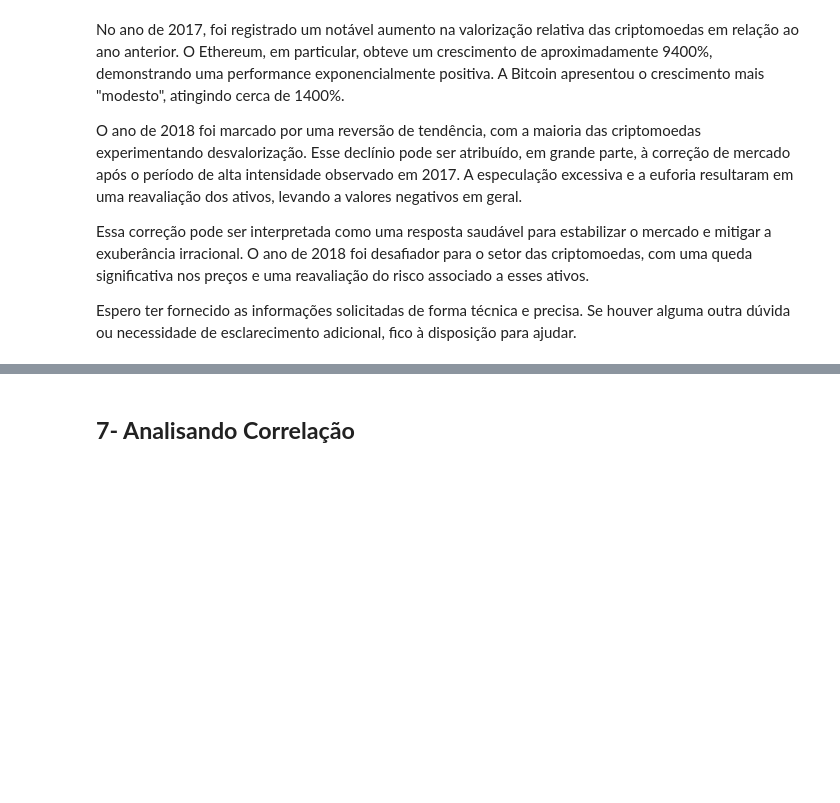
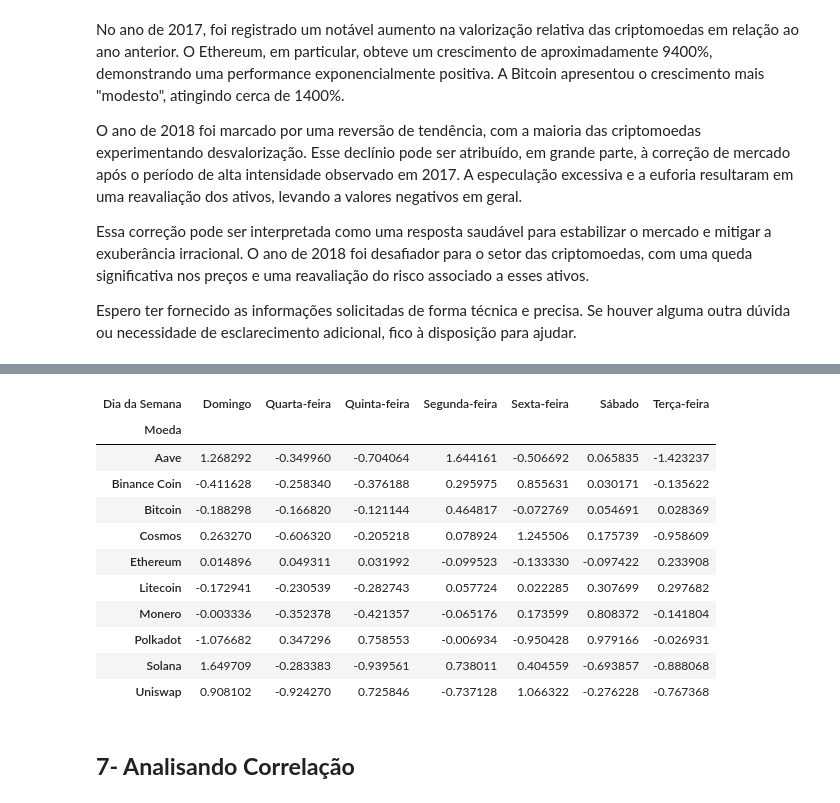
Before and after one commit to NewKanvas/M5-Projeto-5, a Jupyter notebook: Code/crypto_anlys.ipynb, the cells around one changed output, grey strips where cells are left out. Cells and saved outputs as stored; diff of their text form; code cells hidden in the pictures; blank space fills up the shorter version.

```diff
--- a/Code/crypto_anlys.ipynb
+++ b/Code/crypto_anlys.ipynb
@@ -604,3 +801,37 @@ Espero ter fornecido as informações solicitadas de forma técnica e precisa. S
+# %%
+
+# Calcular a média de Variação [%] de cada moeda para cada dia da semana
+media_variacao_dia_semana = criptocopy_filtrado.pivot_table(index='Moeda', columns='Dia da Semana', values='Variação [%]', aggfunc='mean')
+
+# Calcular a média de cada moeda
+media_moeda = criptocopy_filtrado.groupby('Moeda')['Variação [%]'].mean()
+
+# Subtrair a média de cada moeda da tabela de média de variação por dia da semana
+media_variacao_dia_semana = media_variacao_dia_semana.subtract(media_moeda, axis=0)
+
+# Definir a função de formatação para as células
+def color_negative_red(val):
+    color = 'red' if val < 0 else 'green'
+    return f'color: {color}'
+
+# Aplicar a formatação às células
+media_variacao_dia_semana = media_variacao_dia_semana.style.applymap(color_negative_red)
+
+# Exibir a tabela formatada
+media_variacao_dia_semana
+# %% [output]
+| Dia da Semana | Domingo | Quarta-feira | Quinta-feira | Segunda-feira | Sexta-feira | Sábado | Terça-feira |
+| Moeda |  |  |  |  |  |  |  |
+| Aave | 1.268292 | -0.349960 | -0.704064 | 1.644161 | -0.506692 | 0.065835 | -1.423237 |
+| Binance Coin | -0.411628 | -0.258340 | -0.376188 | 0.295975 | 0.855631 | 0.030171 | -0.135622 |
+| Bitcoin | -0.188298 | -0.166820 | -0.121144 | 0.464817 | -0.072769 | 0.054691 | 0.028369 |
+| Cosmos | 0.263270 | -0.606320 | -0.205218 | 0.078924 | 1.245506 | 0.175739 | -0.958609 |
+| Ethereum | 0.014896 | 0.049311 | 0.031992 | -0.099523 | -0.133330 | -0.097422 | 0.233908 |
+| Litecoin | -0.172941 | -0.230539 | -0.282743 | 0.057724 | 0.022285 | 0.307699 | 0.297682 |
+| Monero | -0.003336 | -0.352378 | -0.421357 | -0.065176 | 0.173599 | 0.808372 | -0.141804 |
+| Polkadot | -1.076682 | 0.347296 | 0.758553 | -0.006934 | -0.950428 | 0.979166 | -0.026931 |
+| Solana | 1.649709 | -0.283383 | -0.939561 | 0.738011 | 0.404559 | -0.693857 | -0.888068 |
+| Uniswap | 0.908102 | -0.924270 | 0.725846 | -0.737128 | 1.066322 | -0.276228 | -0.767368 |
 # %% [markdown]
 ## **7- Analisando Correlação**
 # %%
```
Also changed, not shown: parts of 12 cells of this notebook.
